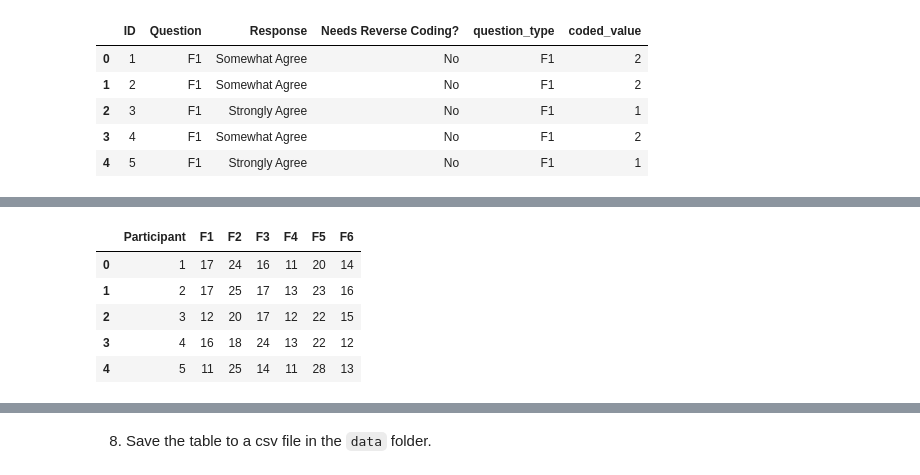
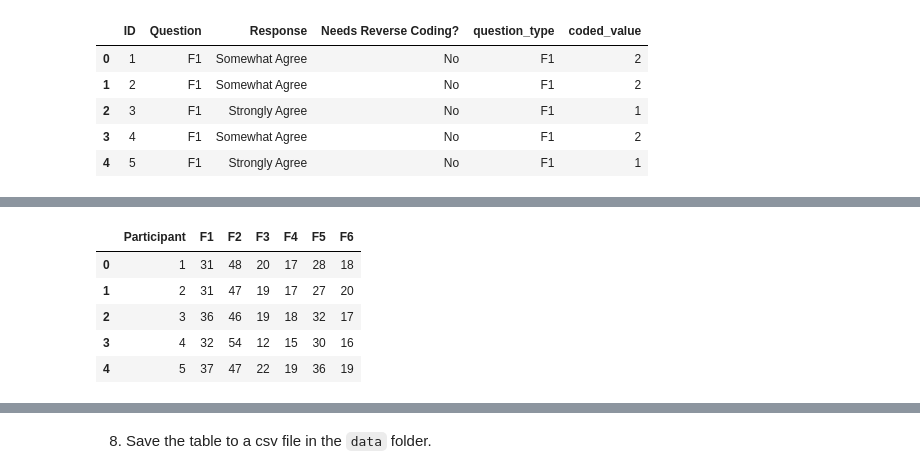
Before and after one commit to amberlylanger/act3_2_recoding_and_aggregating_survey_data, a Jupyter notebook: act3_2_recoding_survey_data.ipynb, the cells around one changed output, grey strips where cells are left out. Cells and saved outputs as stored; diff of their text form; code cells hidden in the pictures.

```diff
--- a/act3_2_recoding_survey_data.ipynb
+++ b/act3_2_recoding_survey_data.ipynb
@@ -433,29 +433,29 @@ from more_dfply import ifelse
 # %%
 # Copy your last pipe and edit the code here
 (health
  >> gather('Question', 'Response', columns_from('F1'))
  >> left_join(reversecoding, by = 'Question')
  >> drop('Construct', 'Question # on Qualtrics Survey', 'Column Name')
  >> mutate(question_type = (X.Question
                             .str.split('_')
                             .str.get(0)),
            coded_value = ifelse(X['Needs Reverse Coding?'] == 'Yes',
-                               X.Response.map(rev_coding),
-                               X.Response.map(rev_coding),
+                               6 - X.Response.map(recode),
+                               X.Response.map(recode),
                             ).astype('Int64'))
  >> group_by(X.ID, X.question_type)
  >> summarize(total_coded = X.coded_value.sum())
  >> spread(X.question_type, X.total_coded)
  >> rename(Participant = 'ID')
  >> head
 )
 # %% [output]
 |  | Participant | F1 | F2 | F3 | F4 | F5 | F6 |
-| 0 | 1 | 17 | 24 | 16 | 11 | 20 | 14 |
-| 1 | 2 | 17 | 25 | 17 | 13 | 23 | 16 |
-| 2 | 3 | 12 | 20 | 17 | 12 | 22 | 15 |
-| 3 | 4 | 16 | 18 | 24 | 13 | 22 | 12 |
-| 4 | 5 | 11 | 25 | 14 | 11 | 28 | 13 |
+| 0 | 1 | 31 | 48 | 20 | 17 | 28 | 18 |
+| 1 | 2 | 31 | 47 | 19 | 17 | 27 | 20 |
+| 2 | 3 | 36 | 46 | 19 | 18 | 32 | 17 |
+| 3 | 4 | 32 | 54 | 12 | 15 | 30 | 16 |
+| 4 | 5 | 37 | 47 | 22 | 19 | 36 | 19 |
 # %% [markdown]
 7.  *Aggregate* and *unstack.*
 
```
